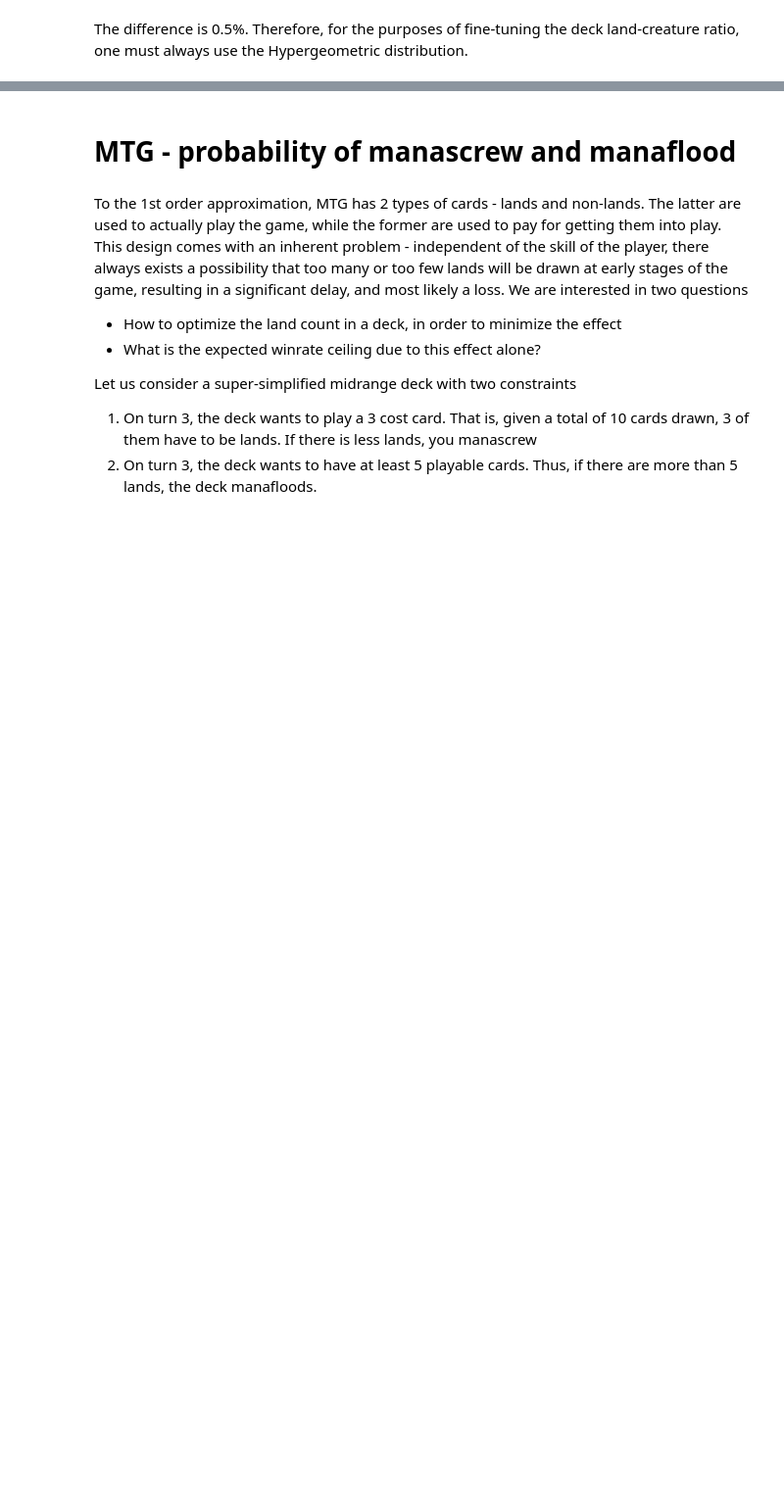
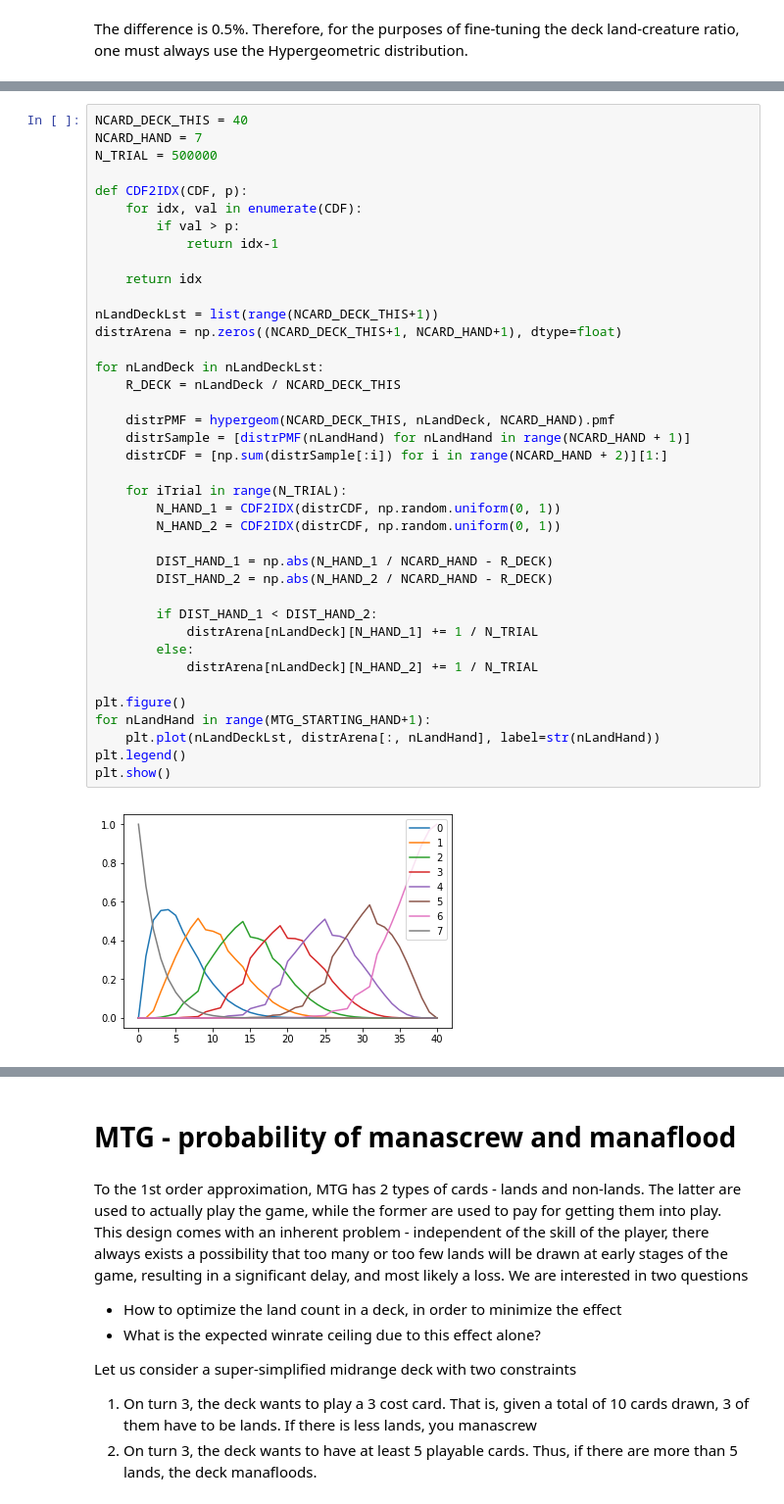
Before and after one commit to aleksejs-fomins/snippets-data-analysis, a Jupyter notebook: python/Statistics_InfoTheory/TCG/Statistics_MTG.ipynb, the cells around one changed output, grey strips where cells are left out. Shown at 98% size. Cells and saved outputs as stored; diff of their text form; blank space fills up the shorter version.

```diff
--- a/python/Statistics_InfoTheory/TCG/Statistics_MTG.ipynb
+++ b/python/Statistics_InfoTheory/TCG/Statistics_MTG.ipynb
@@ -55,0 +99,41 @@ The difference is 0.5%. Therefore, for the purposes of fine-tuning the deck land
+# %%
+NCARD_DECK_THIS = 40
+NCARD_HAND = 7
+N_TRIAL = 500000
+
+def CDF2IDX(CDF, p):
+    for idx, val in enumerate(CDF):
+        if val > p:
+            return idx-1
+
+    return idx
+
+nLandDeckLst = list(range(NCARD_DECK_THIS+1))
+distrArena = np.zeros((NCARD_DECK_THIS+1, NCARD_HAND+1), dtype=float)
+
+for nLandDeck in nLandDeckLst:
+    R_DECK = nLandDeck / NCARD_DECK_THIS
+
+    distrPMF = hypergeom(NCARD_DECK_THIS, nLandDeck, NCARD_HAND).pmf
+    distrSample = [distrPMF(nLandHand) for nLandHand in range(NCARD_HAND + 1)]
+    distrCDF = [np.sum(distrSample[:i]) for i in range(NCARD_HAND + 2)][1:]
+
+    for iTrial in range(N_TRIAL):
+        N_HAND_1 = CDF2IDX(distrCDF, np.random.uniform(0, 1))
+        N_HAND_2 = CDF2IDX(distrCDF, np.random.uniform(0, 1))
+
+        DIST_HAND_1 = np.abs(N_HAND_1 / NCARD_HAND - R_DECK)
+        DIST_HAND_2 = np.abs(N_HAND_2 / NCARD_HAND - R_DECK)
+
+        if DIST_HAND_1 < DIST_HAND_2:
+            distrArena[nLandDeck][N_HAND_1] += 1 / N_TRIAL
+        else:
+            distrArena[nLandDeck][N_HAND_2] += 1 / N_TRIAL
+
+plt.figure()
+for nLandHand in range(MTG_STARTING_HAND+1):
+    plt.plot(nLandDeckLst, distrArena[:, nLandHand], label=str(nLandHand))
+plt.legend()
+plt.show()
+# %% [output]
+[figure, added]
```
Also changed, not shown: parts of 7 cells of this notebook, 9 other files.
